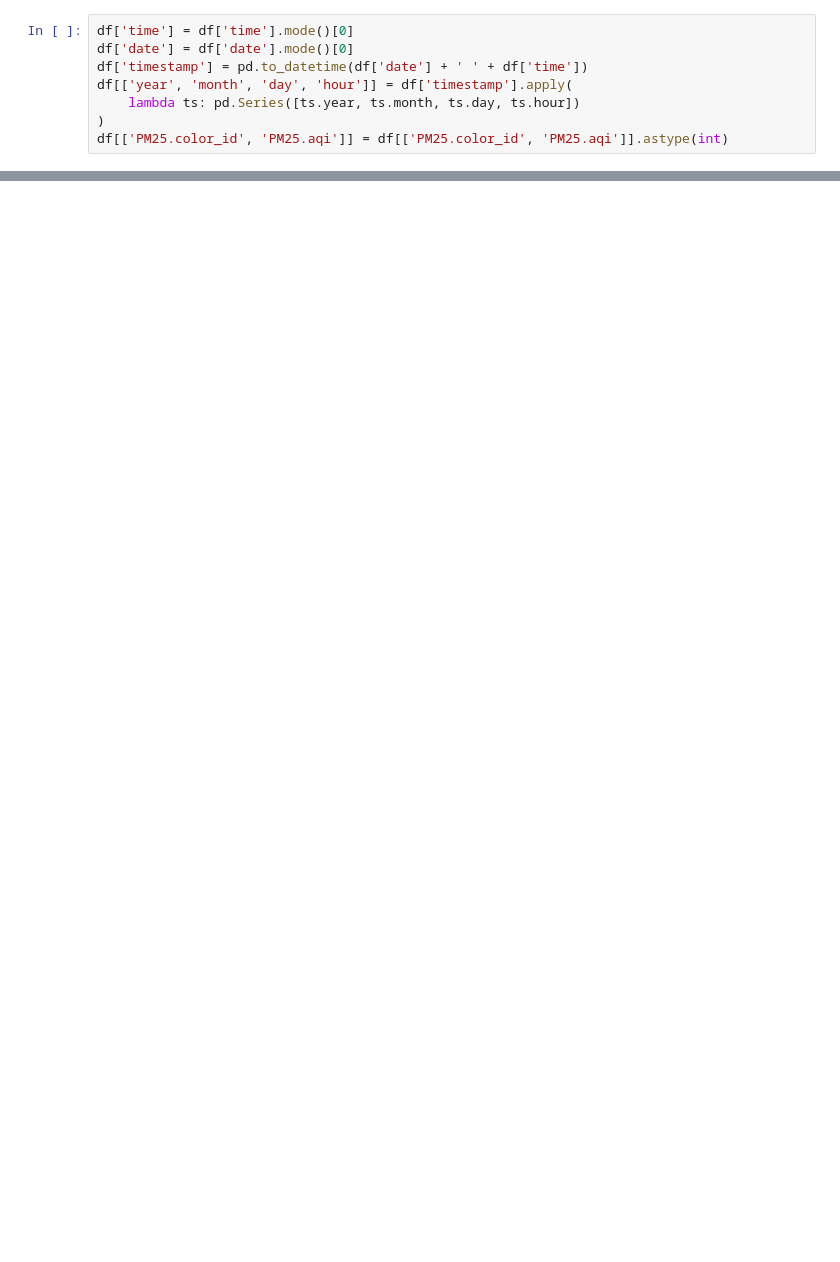
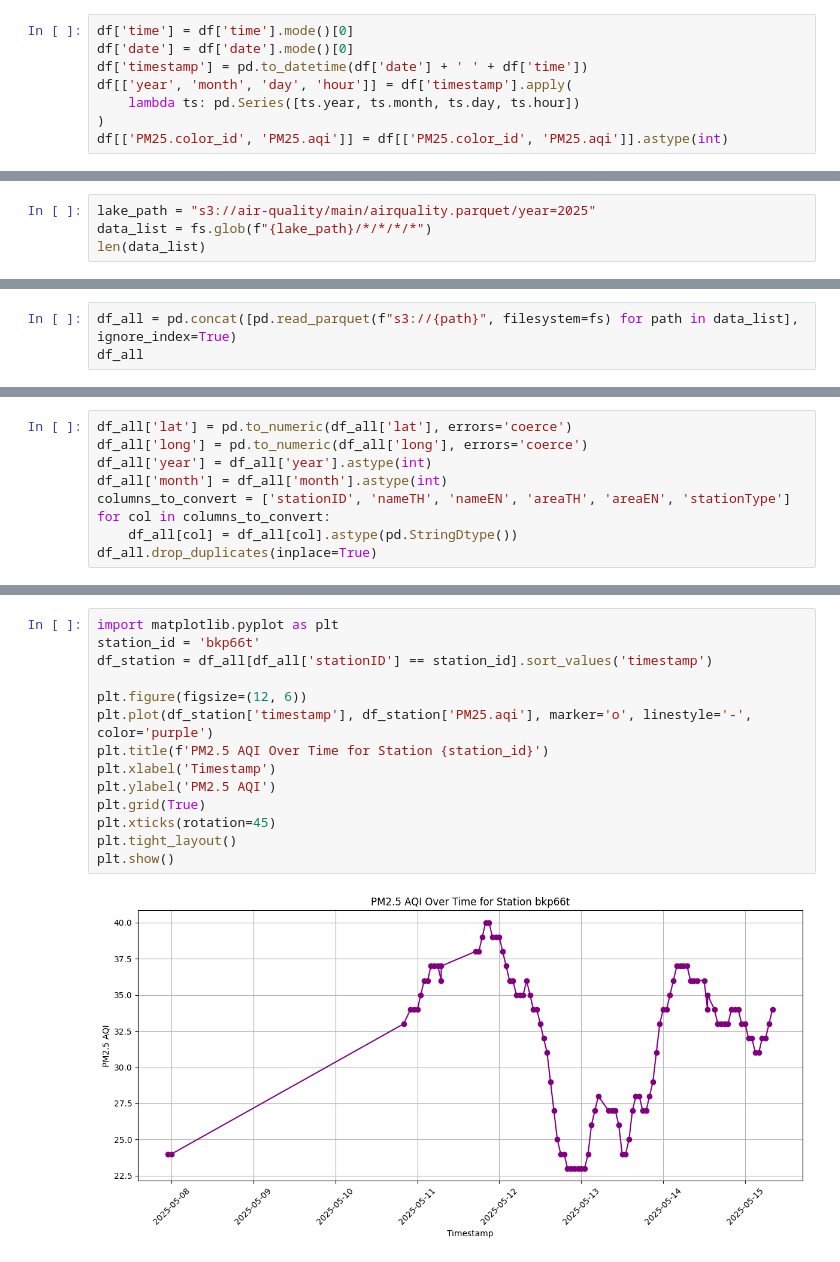
Before and after one commit to petch1046/dsi321_2025, a Jupyter notebook: src/test.ipynb, the cells around one changed output, grey strips where cells are left out. Cells and saved outputs as stored; diff of their text form; blank space fills up the shorter version.

```diff
--- a/src/test.ipynb
+++ b/src/test.ipynb
@@ -43,0 +164,4 @@ df[[
+# %%
+lake_path = "s3://air-quality/main/airquality.parquet/year=2025"
+data_list = fs.glob(f"{lake_path}/*/*/*/*")
+len(data_list)
@@ -43,0 +170,3 @@ df[[
+# %%
+df_all = pd.concat([pd.read_parquet(f"s3://{path}", filesystem=fs) for path in data_list], ignore_index=True)
+df_all
@@ -43,0 +207,9 @@ df[[
+# %%
+df_all['lat'] = pd.to_numeric(df_all['lat'], errors='coerce')
+df_all['long'] = pd.to_numeric(df_all['long'], errors='coerce')
+df_all['year'] = df_all['year'].astype(int)
+df_all['month'] = df_all['month'].astype(int)
+columns_to_convert = ['stationID', 'nameTH', 'nameEN', 'areaTH', 'areaEN', 'stationType']
+for col in columns_to_convert:
+    df_all[col] = df_all[col].astype(pd.StringDtype())
+df_all.drop_duplicates(inplace=True)
@@ -43,0 +267,16 @@ df[[
+# %%
+import matplotlib.pyplot as plt
+station_id = 'bkp66t'
+df_station = df_all[df_all['stationID'] == station_id].sort_values('timestamp')
+
+plt.figure(figsize=(12, 6))
+plt.plot(df_station['timestamp'], df_station['PM25.aqi'], marker='o', linestyle='-', color='purple')
+plt.title(f'PM2.5 AQI Over Time for Station {station_id}')
+plt.xlabel('Timestamp')
+plt.ylabel('PM2.5 AQI')
+plt.grid(True)
+plt.xticks(rotation=45)
+plt.tight_layout()
+plt.show()
+# %% [output]
+[figure, added]
```
Also changed, not shown: parts of 28 cells of this notebook, 2 other files.
